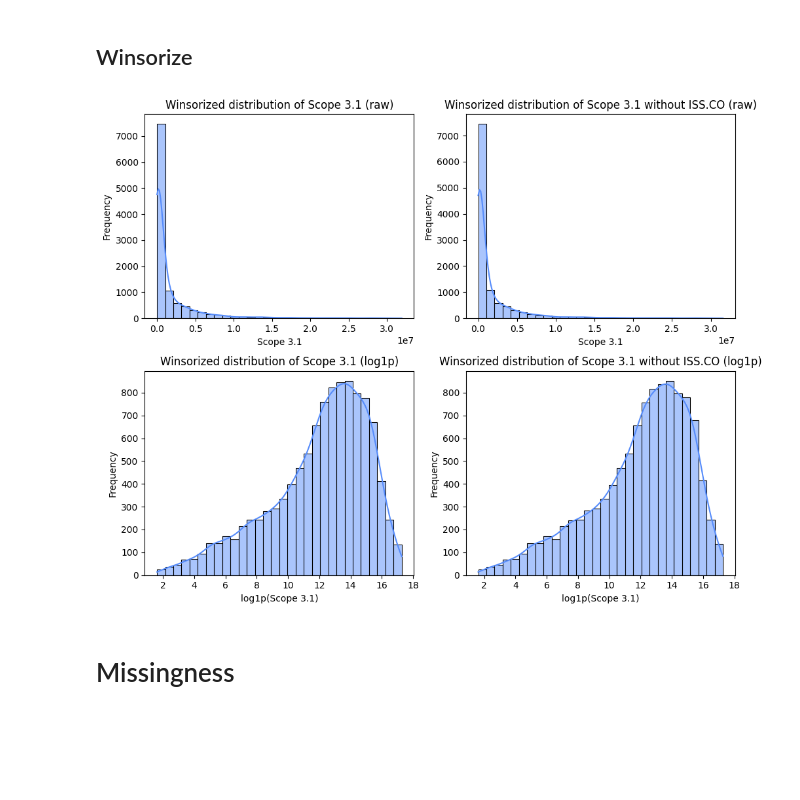
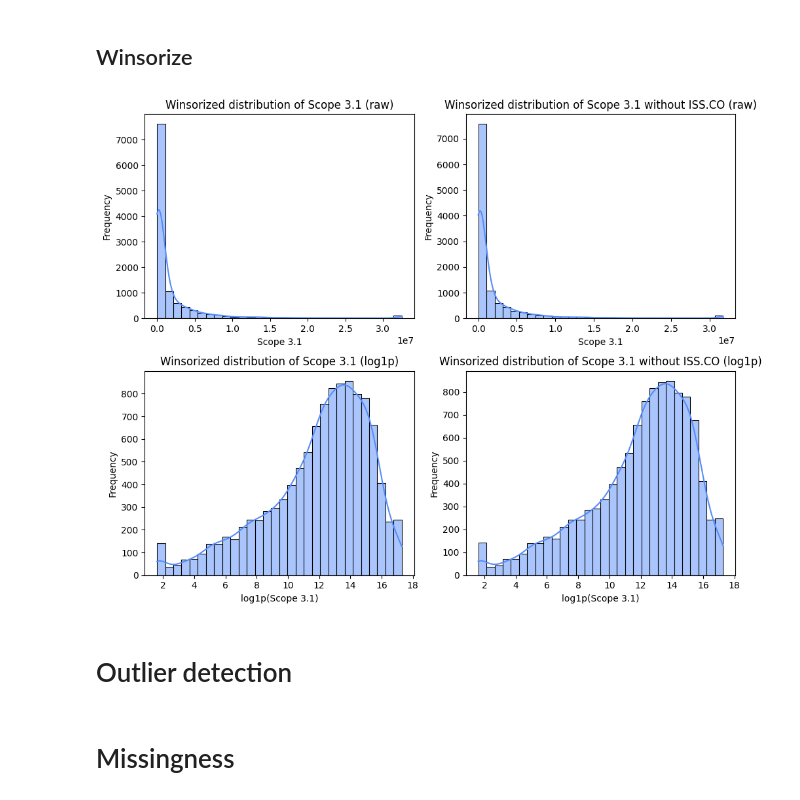
Before and after one commit to borstl/GHGScope3-ML, a Jupyter notebook: Jupyter/Feature-Engineering.ipynb, the cells around one changed output. Cells and saved outputs as stored; diff of their text form; code cells hidden in the pictures; blank space fills up the shorter version.

```diff
--- a/Jupyter/Feature-Engineering.ipynb
+++ b/Jupyter/Feature-Engineering.ipynb
@@ -78,3 +91,27 @@ labeled_df: pd.DataFrame = all_df.dropna(subset=[TARGET])
+# %%
+# Manually remove redundant data
+all_df.drop(
+    [
+        'TR.HeadquartersCountry',
+        'TR.BusinessSector',
+        'TR.TRBCActivity',
+        'TR.TRBCIndustry',
+        'TR.NAICSSector',
+        'TR.NACEClassification',
+        'TR.GICSSubIndustryCode',
+        'TR.GICSIndustryCode',
+        'TR.GICSIndustryGroupCode',
+    ], axis=1, inplace=True)
+
+# TR.COGSActValue & TR.F.COGSTot by definition, are relatively similar and at first glance seem to behave the same. TR.F.COGSTot has lower missingness.
+# TR.GPMActValue & TR.F.GrossProfMarg by definition, are relatively similar. TR.F.GrossProfMarg has lower missingness.
+# TR.GrossIncomeActValue & TR.F.GrossProfIndPropTot by definition, are relatively similar. TR.F.GrossProfIndPropTot has lower missingness.
+# TR.CO2EquivalentEmissionIndirectScope2Locationbased has almost half of its values NA. And those values both report are almost the same.
+# TR.HeadquartersCountry & TR.HQCountryCode are basically the same. More interesting would be in which countries a company is operating.
+# TR.GICSIndustryCode is the main company differentiator. All others can be looked into if time allows.
+
+# Create labeled DataFrame with row filtered emtpy Scope3.1
+labeled_df: pd.DataFrame = all_df.dropna(subset=[TARGET])
 # %% [markdown]
 # Analyse Scope 3.1 and Winzorise
 # %%
@@ -107,8 +144,8 @@ ax_no_iss_raw.set_ylabel("Frequency")
 
 # Result is heavily skewed to the right
 # log1p target value for normal distribution
-scope31_values_log = np.log1p(scope31_values)
-no_iss_values_log = np.log1p(no_iss_values)
+scope31_values_log = pd.Series(np.log1p(scope31_values))
+no_iss_values_log = pd.Series(np.log1p(no_iss_values))
 
 # log1p
 sns.histplot(scope31_values_log, kde=True, bins=30, ax=ax_log)
@@ -130,10 +167,11 @@ plt.show()
 ## Winsorize
 # %%
 # Winsorize first and 99th quantile of column Scope 3.1
-def winsorize_series(s, q_low=0.01, q_high=0.99, bins=100) -> pd.Series:
+def winsorize_series(s: pd.Series, q_low=0.01, q_high=0.99) -> pd.Series:
     # s: 1D Series
-    q = pd.qcut(s, bins, labels=False)
-    return s[(q > 0) & (q < bins - 1)]
+    threshold_low, threshold_high = s.quantile([q_low, q_high])
+    return s.clip(lower=threshold_low, upper=threshold_high)
+
 
 winsorized: pd.Series = winsorize_series(scope31_values)
 winsorized_no_iss: pd.Series = winsorize_series(no_iss_values)
@@ -143,33 +181,33 @@ winsorized_no_iss_log: pd.Series = winsorize_series(no_iss_values_log)
 fig, axes = plt.subplots(2, 2, figsize=(10, 8))
 ax_raw, ax_no_iss_raw, ax_log, ax_no_iss_log = axes.ravel()
 
 # Raw
 sns.histplot(winsorized, kde=True, bins=30, ax=ax_raw)
 ax_raw.set_title("Winsorized distribution of Scope 3.1 (raw)")
 ax_raw.set_xlabel("Scope 3.1")
 ax_raw.set_ylabel("Frequency")
 
 # No ISS.CO raw
 sns.histplot(winsorized_no_iss, kde=True, bins=30, ax=ax_no_iss_raw)
 ax_no_iss_raw.set_title("Winsorized distribution of Scope 3.1 without ISS.CO (raw)")
 ax_no_iss_raw.set_xlabel("Scope 3.1")
 ax_no_iss_raw.set_ylabel("Frequency")
 
 # log1p
 sns.histplot(winsorized_log, kde=True, bins=30, ax=ax_log)
 ax_log.set_title("Winsorized distribution of Scope 3.1 (log1p)")
 ax_log.set_xlabel("log1p(Scope 3.1)")
 ax_log.set_ylabel("Frequency")
 
 # No ISS.CO log1p
 sns.histplot(winsorized_no_iss_log, kde=True, bins=30, ax=ax_no_iss_log)
 ax_no_iss_log.set_title("Winsorized distribution of Scope 3.1 without ISS.CO (log1p)")
 ax_no_iss_log.set_xlabel("log1p(Scope 3.1)")
 ax_no_iss_log.set_ylabel("Frequency")
 
 plt.tight_layout()
 plt.show()
 # %% [output]
-[figure, old version]
+[figure, new version]
 # %%
 # use Winsorize series to reduce labeled dataset
@@ -178,2 +225,4 @@ winsorized_labeled_df: pd.DataFrame = labeled_df.loc[mask]
+# %% [markdown]
+# Outlier detection
 # %% [markdown]
 # Missingness
```
Also changed, not shown: parts of 16 cells of this notebook, 2 other files.
